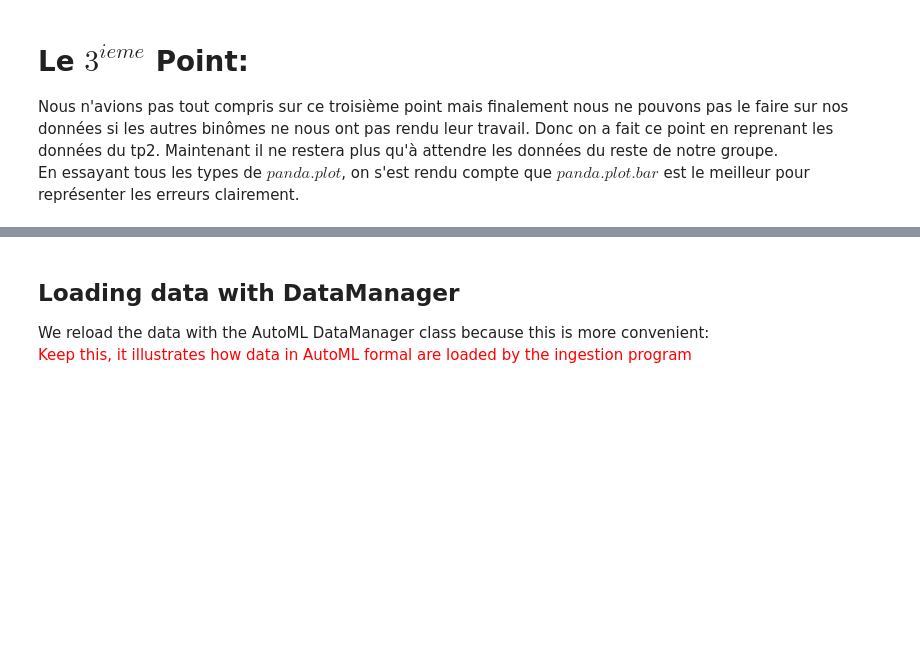
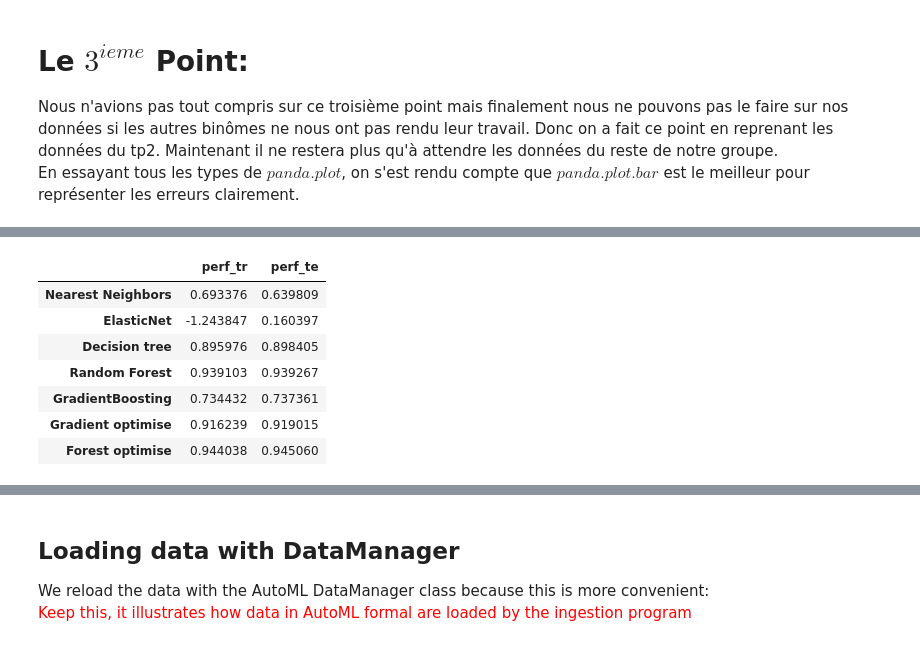
Before and after one commit to javaax/truck, a Jupyter notebook: starting_kit/README_{visualisation}.ipynb, the cells around one changed output, grey strips where cells are left out. Saved outputs shown, nothing was run; the diff lists cells and outputs as text; code cells hidden in the pictures; blank space fills up the shorter version.

```diff
--- a/starting_kit/README_{visualisation}.ipynb
+++ b/starting_kit/README_{visualisation}.ipynb
@@ -400,3 +483,14 @@ data_df.loc[model_name[9]] = [0.829892 ,0.020672 ,0.758330 ,0.032009]
+# %%
+data_df
+# %% [output]
+|  | perf_tr | perf_te |
+| Nearest Neighbors | 0.693376 | 0.639809 |
+| ElasticNet | -1.243847 | 0.160397 |
+| Decision tree | 0.895976 | 0.898405 |
+| Random Forest | 0.939103 | 0.939267 |
+| GradientBoosting | 0.734432 | 0.737361 |
+| Gradient optimise | 0.916239 | 0.919015 |
+| Forest optimise | 0.944038 | 0.945060 |
 # %%
 data_df[['perf_tr', 'perf_te']].plot.bar()
 plt.ylim(0.5, 1)
```
Also changed, not shown: parts of 18 cells of this notebook.
